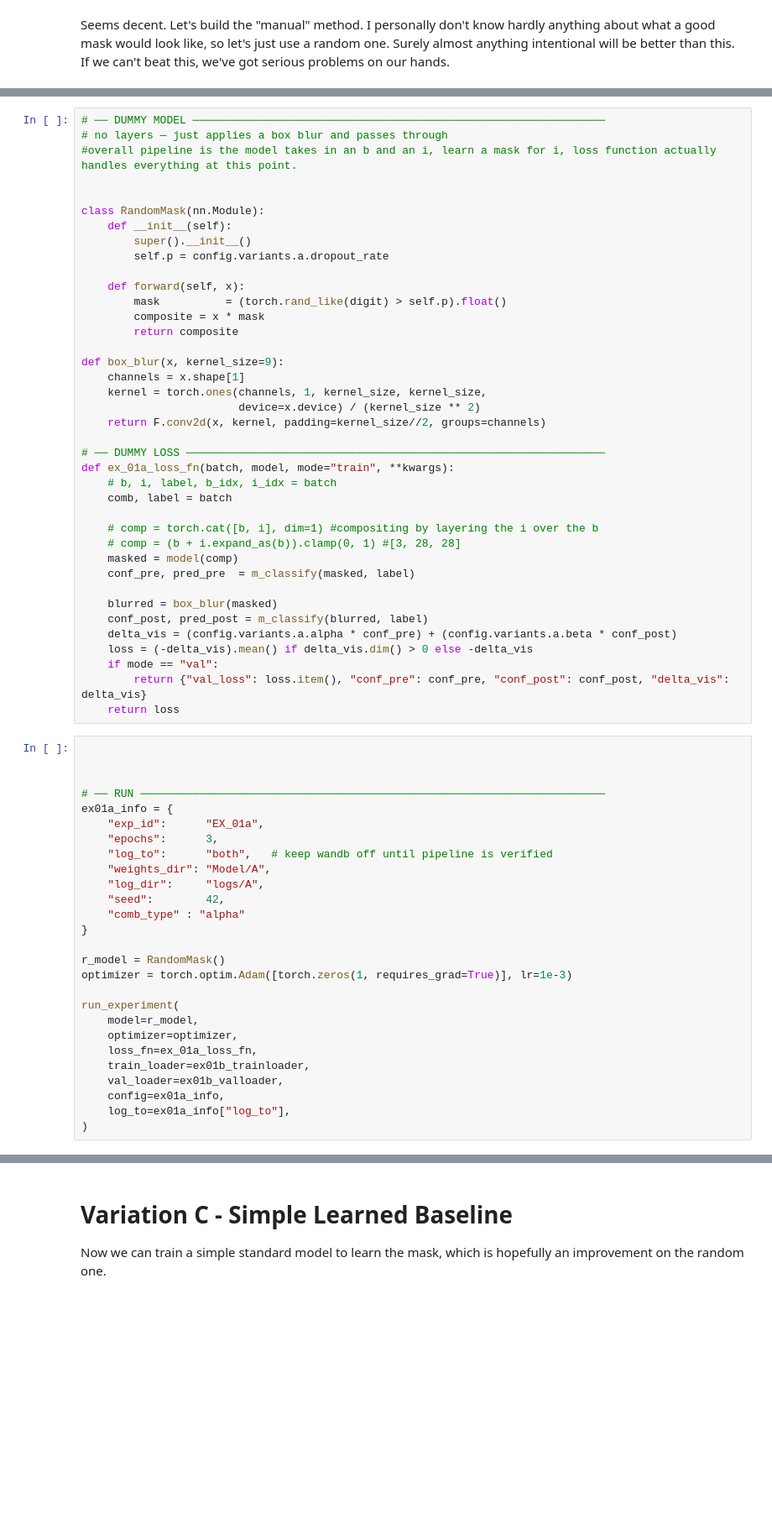
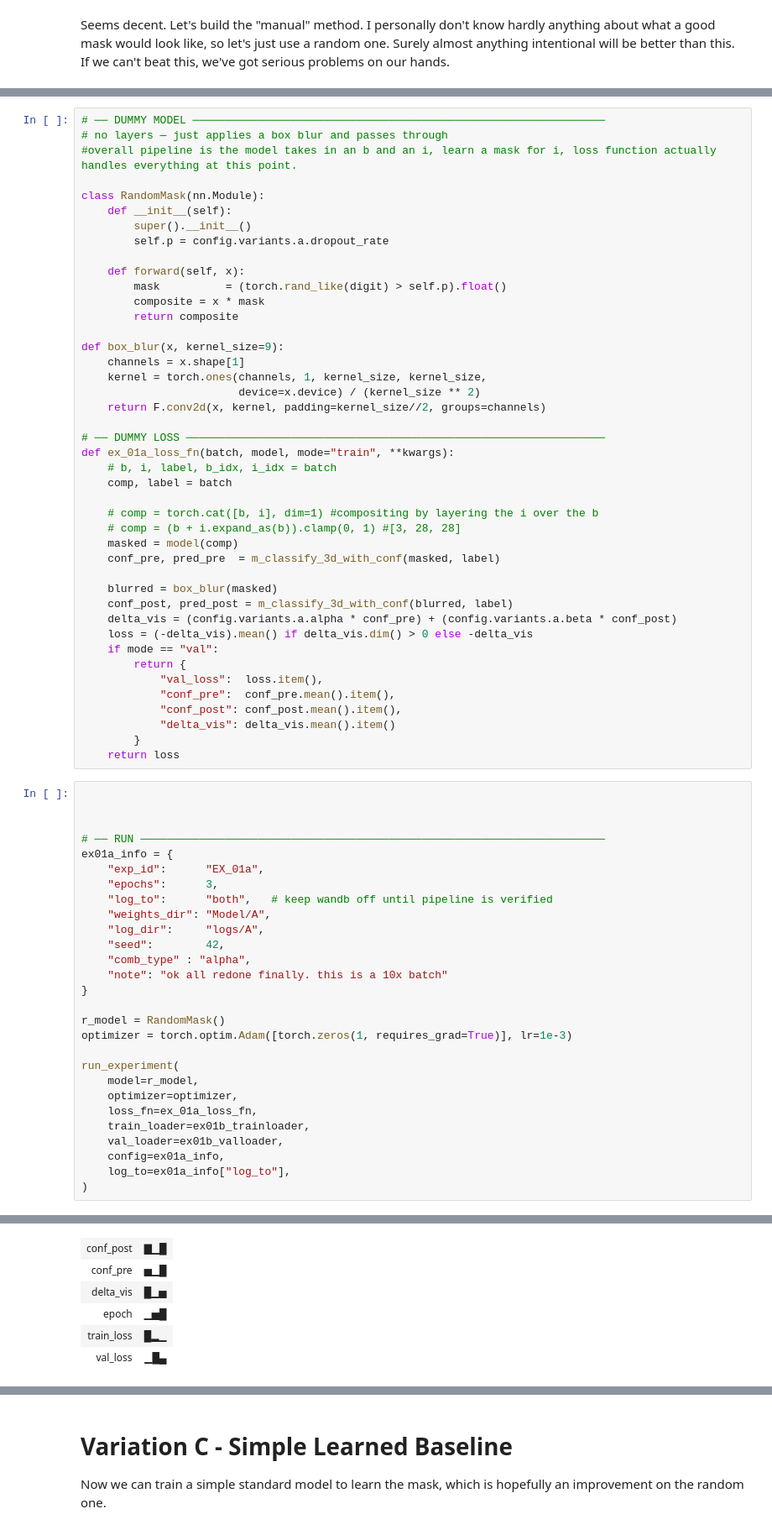
Before and after one commit to SodiKroehler/blur_obfuscation_project, a Jupyter notebook: Epic_1/EX_01/EX_01.ipynb, the cells around one changed output, grey strips where cells are left out. Shown at 84% size. Cells and saved outputs as stored; diff of their text form; blank space fills up the shorter version.

```diff
--- a/Epic_1/EX_01/EX_01.ipynb
+++ b/Epic_1/EX_01/EX_01.ipynb
@@ -262,7 +234,6 @@ Num training pairs:  600000
 # ── DUMMY MODEL ───────────────────────────────────────────────────────────────
 # no layers — just applies a box blur and passes through
 #overall pipeline is the model takes in an b and an i, learn a mask for i, loss function actually handles everything at this point.
-
 
 class RandomMask(nn.Module):
     def __init__(self):
@@ -283,19 +254,24 @@ def box_blur(x, kernel_size=9):
 # ── DUMMY LOSS ────────────────────────────────────────────────────────────────
 def ex_01a_loss_fn(batch, model, mode="train", **kwargs):
     # b, i, label, b_idx, i_idx = batch
-    comb, label = batch
+    comp, label = batch
 
     # comp = torch.cat([b, i], dim=1) #compositing by layering the i over the b
     # comp = (b + i.expand_as(b)).clamp(0, 1) #[3, 28, 28]
     masked = model(comp)
-    conf_pre, pred_pre  = m_classify(masked, label)
+    conf_pre, pred_pre  = m_classify_3d_with_conf(masked, label)
 
     blurred = box_blur(masked)
-    conf_post, pred_post = m_classify(blurred, label)
+    conf_post, pred_post = m_classify_3d_with_conf(blurred, label)
     delta_vis = (config.variants.a.alpha * conf_pre) + (config.variants.a.beta * conf_post)
     loss = (-delta_vis).mean() if delta_vis.dim() > 0 else -delta_vis
     if mode == "val":
-        return {"val_loss": loss.item(), "conf_pre": conf_pre, "conf_post": conf_post, "delta_vis": delta_vis}
+        return {
+            "val_loss":  loss.item(),
+            "conf_pre":  conf_pre.mean().item(),
+            "conf_post": conf_post.mean().item(),
+            "delta_vis": delta_vis.mean().item()
+        }
     return loss
 # %%
 
@@ -309,7 +285,8 @@ ex01a_info = {
     "weights_dir": "Model/A",
     "log_dir":     "logs/A",
     "seed":        42,
-    "comb_type" : "alpha"
+    "comb_type" : "alpha",
+    "note": "ok all redone finally. this is a 10x batch"
 }
 
 r_model = RandomMask()
@@ -342,0 +314,6 @@ View run at https://wandb.ai/teamMaverick/cs2770_teamMav/runs/eurf0hpa
+| conf_post | ▇▁█ |
+| conf_pre | ▅▁█ |
+| delta_vis | █▁▅ |
+| epoch | ▁▅█ |
+| train_loss | █▂▁ |
+| val_loss | ▁█▄ |
```
Also changed, not shown: parts of 12 cells of this notebook, 6 other files.
